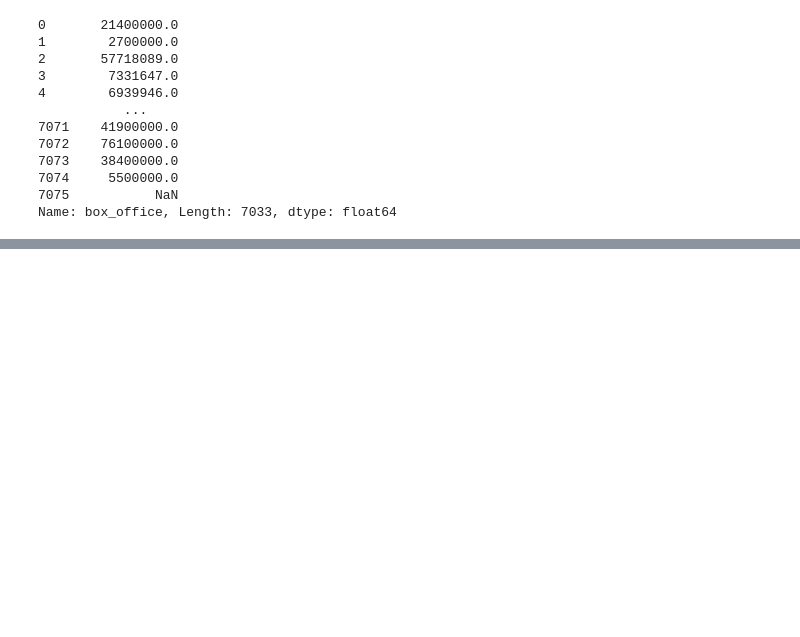
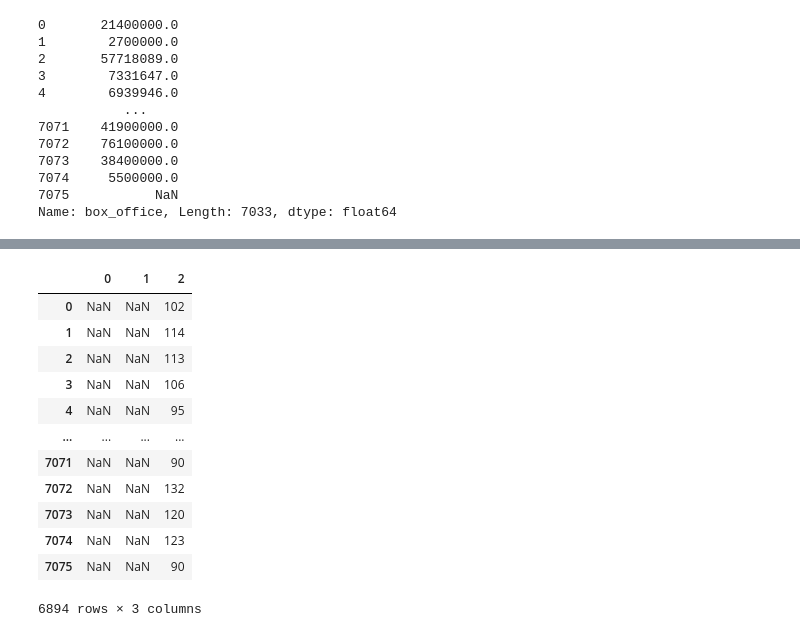
Before and after one commit to david-garza/Movies-ETL, a Jupyter notebook: ETL_parctice.ipynb, the cells around one changed output, grey strips where cells are left out. Cells and saved outputs as stored; diff of their text form; code cells hidden in the pictures; blank space fills up the shorter version.

Commit message:
cleaned wiki movie data

```diff
--- a/ETL_parctice.ipynb
+++ b/ETL_parctice.ipynb
@@ -555,0 +649,3 @@ wiki_movies_df.drop('Box office', axis=1, inplace=True)
+# %%
+# Parse the dates
+wiki_movies_df['release_date'] = pd.to_datetime(release_date.str.extract(f'({date_form_one}|{date_form_two}|{date_form_three}|{date_form_four})')[0], infer_datetime_format=True)
@@ -555,0 +668,6 @@ wiki_movies_df.drop('Box office', axis=1, inplace=True)
+# %%
+# Drop the old release date column
+wiki_movies_df.drop('Release date', axis=1, inplace=True)
+# %%
+# Work the the running time variable
+running_time = wiki_movies_df['Running time'].dropna().apply(lambda x: ' '.join(x) if type(x) == list else x)
@@ -555,0 +737,19 @@ wiki_movies_df.drop('Box office', axis=1, inplace=True)
+# %%
+# Extracting run time data with 100 m* and 1 hr 3 m* format Extract createed a 3 column df, column 0 is hour, column 1 is minutes, column 2 is minutes movies that reported minutes only
+running_time_extract = running_time.str.extract(r'(\d+)\s*ho?u?r?s?\s*(\d*)|(\d+)\s*m')
+# %%
+running_time_extract
+# %% [output]
+|  | 0 | 1 | 2 |
+| 0 | NaN | NaN | 102 |
+| 1 | NaN | NaN | 114 |
+| 2 | NaN | NaN | 113 |
+| 3 | NaN | NaN | 106 |
+| 4 | NaN | NaN | 95 |
+| ... | ... | ... | ... |
+| 7071 | NaN | NaN | 90 |
+| 7072 | NaN | NaN | 132 |
+| 7073 | NaN | NaN | 120 |
+| 7074 | NaN | NaN | 123 |
+| 7075 | NaN | NaN | 90 |
+6894 rows × 3 columns
```
Also changed, not shown: parts of 28 cells of this notebook.
